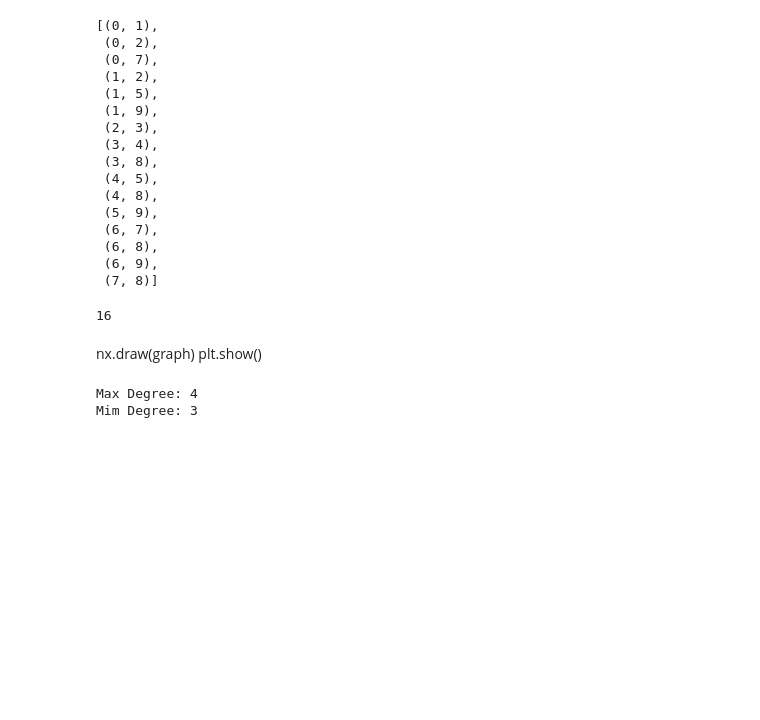
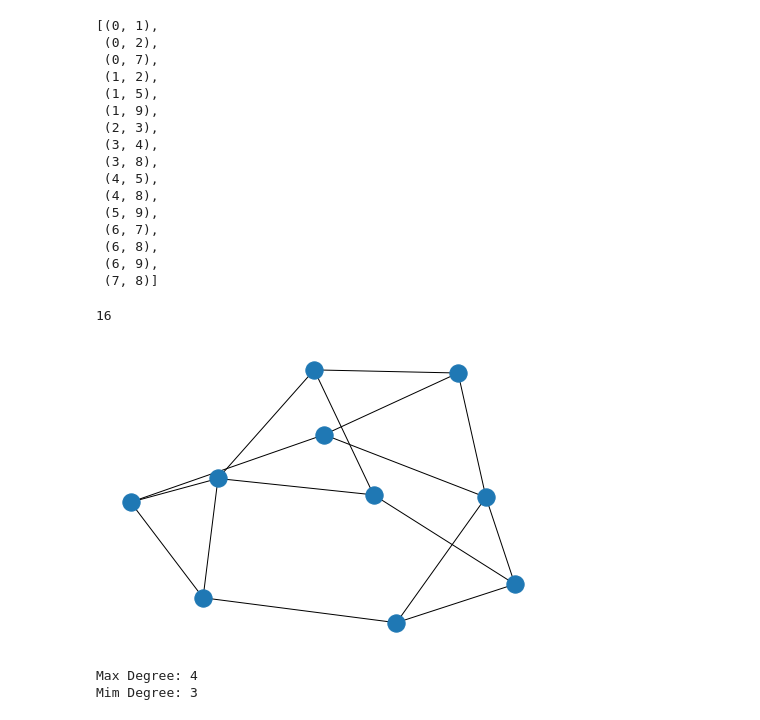
Before and after one commit to vrdi/metagraph-visualizations, a Jupyter notebook: metagraph.ipynb, the cells around one changed output. Cells and saved outputs as stored; diff of their text form; code cells hidden in the pictures; blank space fills up the shorter version.

```diff
--- a/metagraph.ipynb
+++ b/metagraph.ipynb
@@ -85,9 +102,10 @@ graph.add_edges_from(adjacent_nodes(nodes))
 len(graph.edges)
 # %% [output]
 16
-# %% [markdown]
-nx.draw(graph)
-plt.show()
+# %%
+nx.draw(graph)
+# %% [output]
+[figure, added]
 # %%
 degrees = list(map(lambda n: nx.degree(graph,n), graph.nodes()))
 # %%
```
Also changed, not shown: parts of 24 cells of this notebook.
